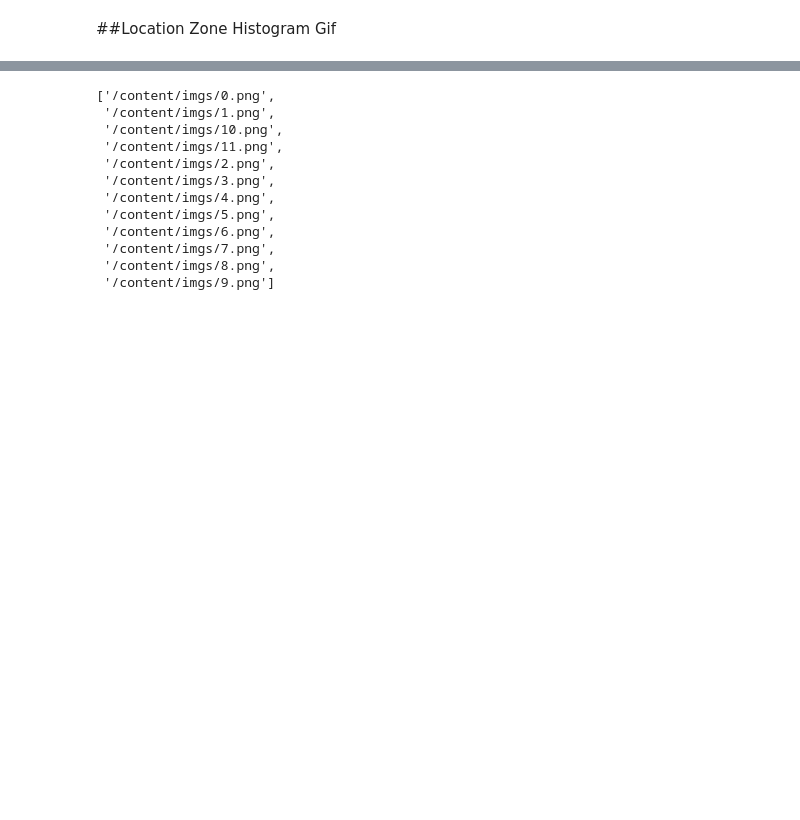
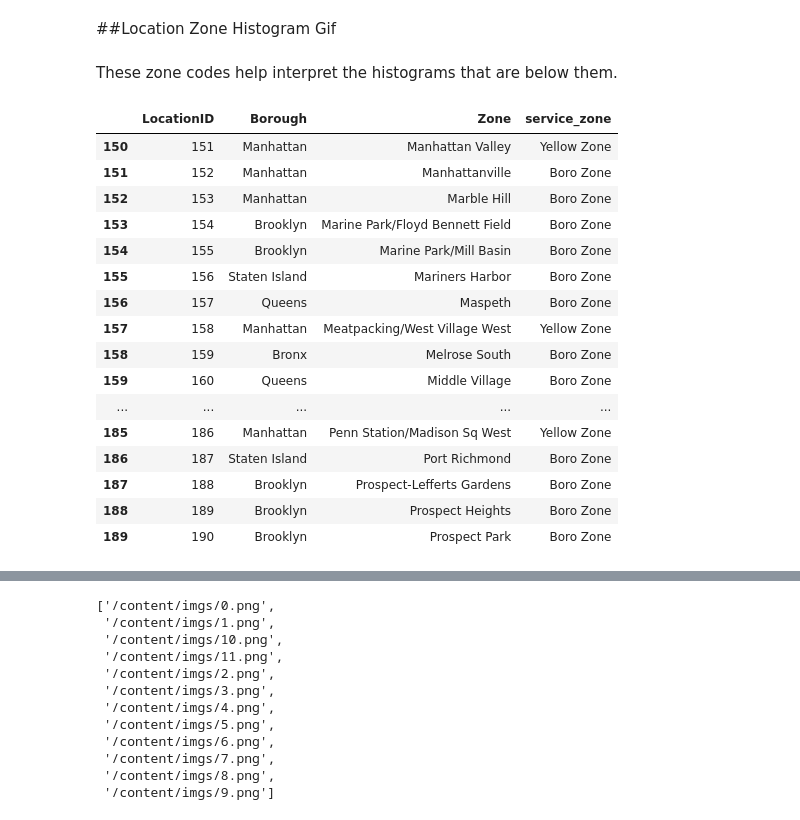
Before and after one commit to harrislam1/covid19_NYC_taxi_trips, a Jupyter notebook: loading_NYC_taxi_data.ipynb, the cells around one changed output, grey strips where cells are left out. Drawn from its saved outputs; the diff is of its cells as text; code cells hidden in the pictures; blank space fills up the shorter version.

```diff
--- a/loading_NYC_taxi_data.ipynb
+++ b/loading_NYC_taxi_data.ipynb
@@ -368,3 +372,25 @@ No handles with labels found to put in legend.
 [figure]
 # %% [markdown]
 ##Location Zone Histogram Gif
+# %% [markdown]
+These zone codes help interpret the histograms that are below them.
+# %%
+taxi_zone.iloc[150:190]
+# %% [output]
+|  | LocationID | Borough | Zone | service_zone |
+| 150 | 151 | Manhattan | Manhattan Valley | Yellow Zone |
+| 151 | 152 | Manhattan | Manhattanville | Boro Zone |
+| 152 | 153 | Manhattan | Marble Hill | Boro Zone |
+| 153 | 154 | Brooklyn | Marine Park/Floyd Bennett Field | Boro Zone |
+| 154 | 155 | Brooklyn | Marine Park/Mill Basin | Boro Zone |
+| 155 | 156 | Staten Island | Mariners Harbor | Boro Zone |
+| 156 | 157 | Queens | Maspeth | Boro Zone |
+| 157 | 158 | Manhattan | Meatpacking/West Village West | Yellow Zone |
+| 158 | 159 | Bronx | Melrose South | Boro Zone |
+| 159 | 160 | Queens | Middle Village | Boro Zone |
+| ... | ... | ... | ... | ... |
+| 185 | 186 | Manhattan | Penn Station/Madison Sq West | Yellow Zone |
+| 186 | 187 | Staten Island | Port Richmond | Boro Zone |
+| 187 | 188 | Brooklyn | Prospect-Lefferts Gardens | Boro Zone |
+| 188 | 189 | Brooklyn | Prospect Heights | Boro Zone |
+| 189 | 190 | Brooklyn | Prospect Park | Boro Zone |
```
Also changed, not shown: parts of 10 cells of this notebook.
